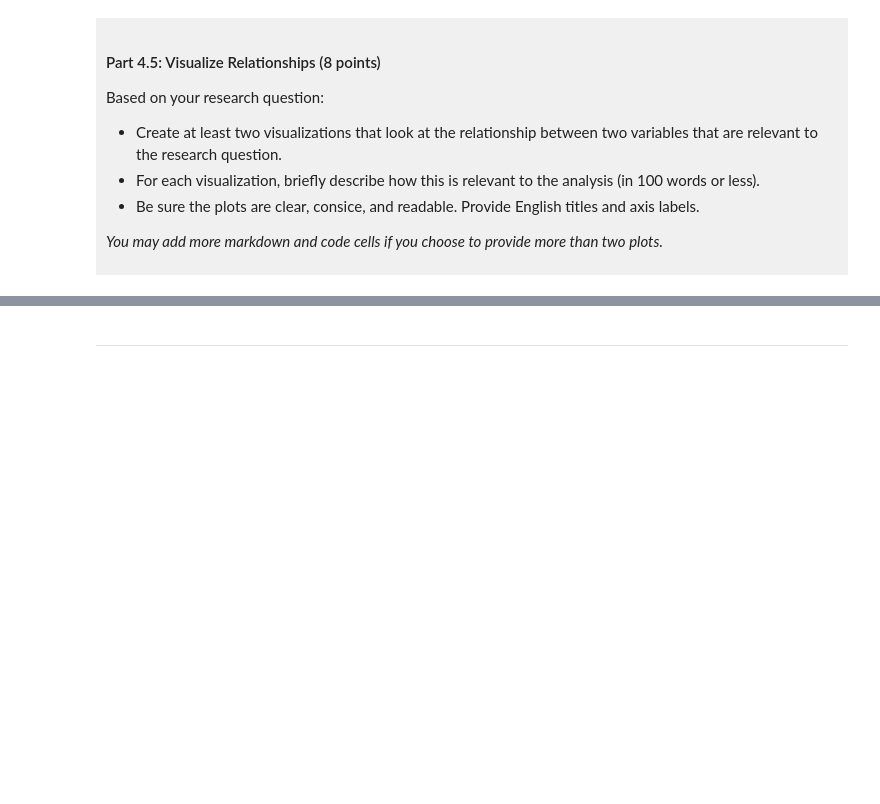
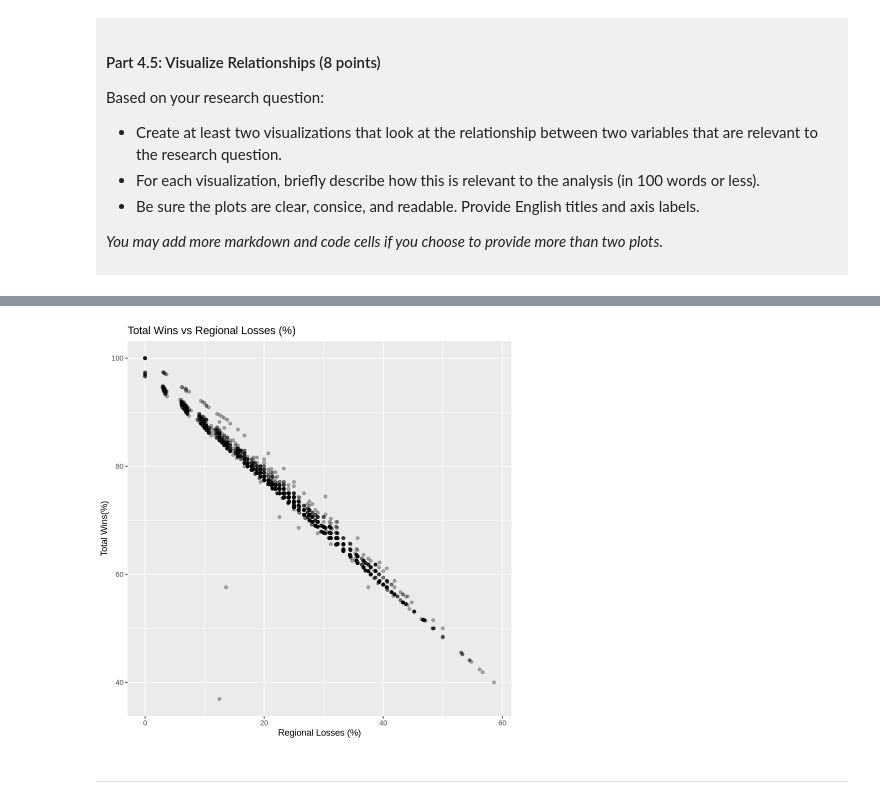
Before and after one commit to gurleenvirk398-cmyk/dsci-100-project-gurleen-virk, a Jupyter notebook: dsci-100-project-notebook.ipynb, the cells around one changed output, grey strips where cells are left out. Saved outputs shown, nothing was run; the diff lists cells and outputs as text; code cells hidden in the pictures; blank space fills up the shorter version.

```diff
--- a/dsci-100-project-notebook.ipynb
+++ b/dsci-100-project-notebook.ipynb
@@ -330,5 +425,12 @@ Visualization 2: %%% EDIT THIS MARKDOWN CELL%%%
 # %%
-### EDIT THIS CODE CELL FOR VISUALIZATION 2###
+plot_b <- tidy_women_data |>
+ ggplot(aes(x = reg_losses_pct, y = total_wins_pct)) +
+    geom_point(alpha = 0.3) +
+    labs(title = "Total Wins vs Regional Losses (%)", x = "Regional Losses (%)",
+                y = "Total Wins(%)")
+plot_b
+# %% [output]
+[figure, added]
 # %% [markdown]
 ------
 # %% [markdown]
```
Also changed, not shown: parts of 10 cells of this notebook.
